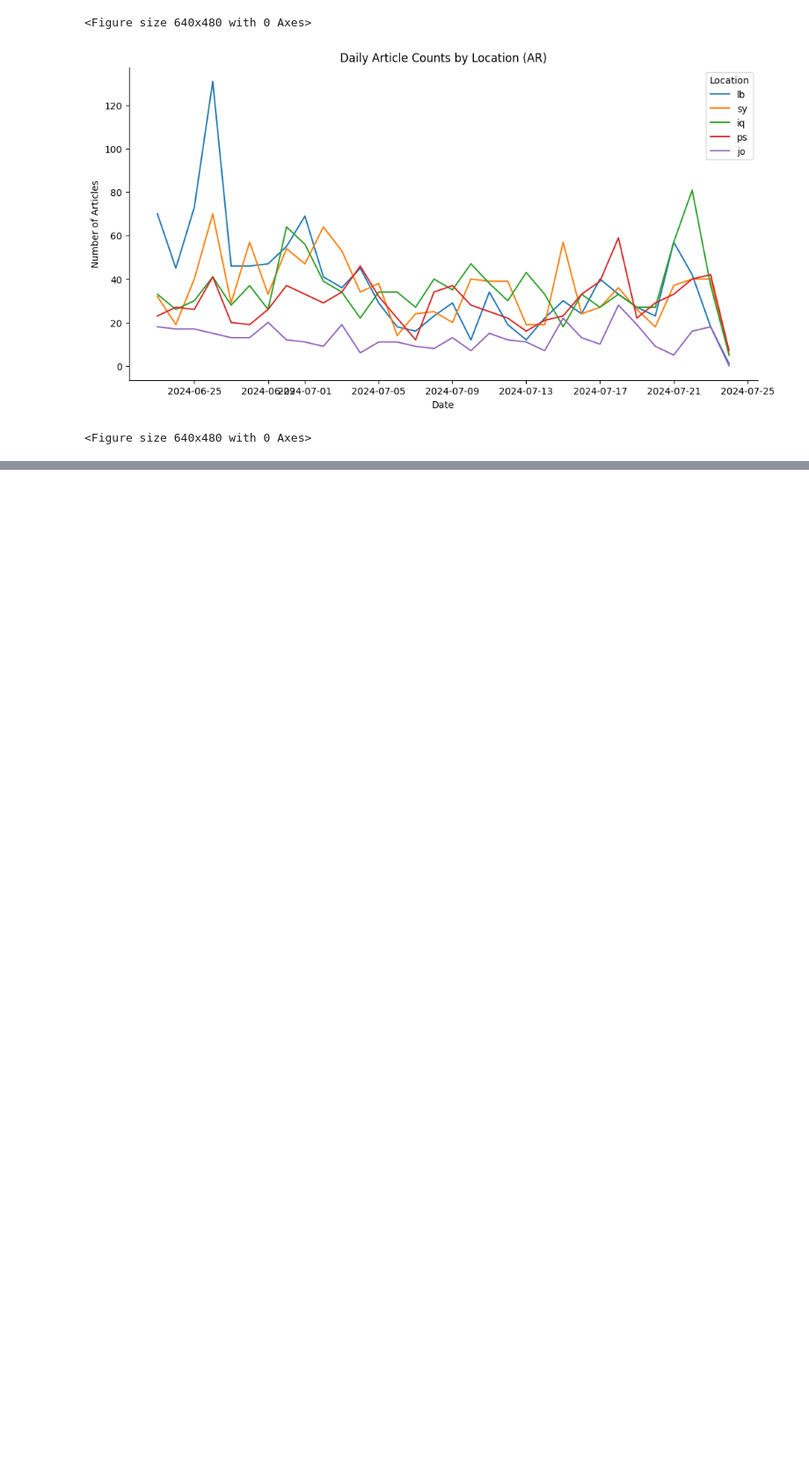
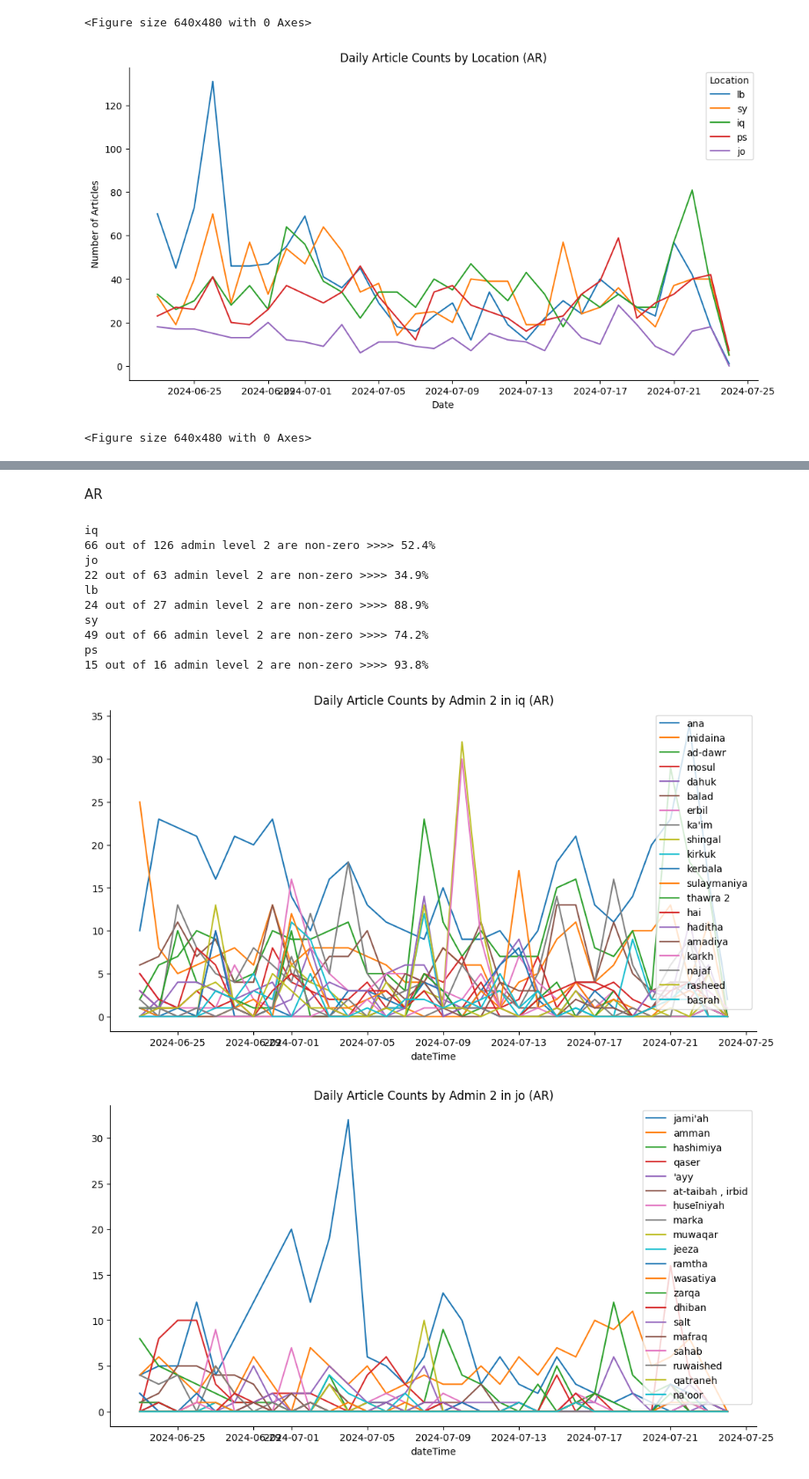
Before and after one commit to alexrutherford/dime_take_home, a Jupyter notebook: notebooks/02_analysis.ipynb, the cells around one changed output, grey strips where cells are left out. Shown at 88% size. Saved outputs shown, nothing was run; the diff lists cells and outputs as text; code cells hidden in the pictures; blank space fills up the shorter version.

```diff
--- a/notebooks/02_analysis.ipynb
+++ b/notebooks/02_analysis.ipynb
@@ -135,0 +295,50 @@ _ = plt.savefig("../reports/figures/daily_article_counts_by_location_ar.png", bb
+# %% [markdown]
+AR
+# %%
+for c in ['iq','jo','lb','sy','ps']:
+
+    _ = plt.figure(figsize=(12,6))
+
+    ax = plt.gca()
+    ax.spines['top'].set_visible(False)
+    ax.spines['right'].set_visible(False)
+
+    counter_ar = collections.Counter(l for locs in df_news_ar['locations'] for l in locs)
+    counter_ar = collections.Counter({k: v for k, v in counter_ar.items() if len(k) > 5 and k.startswith(c)})
+
+    print(c)
+
+    total_admin2 = len([k for k in locations_dict_ar.keys() if k.startswith(c) and len(k) > 5])
+    non_zero_admin2 = len(counter_ar.keys())
+    percent_non_zero = (non_zero_admin2 / total_admin2 * 100) if total_admin2 else 0
+    print('{:d} out of {:d} admin level 2 are non-zero >>>> {:.1f}%'.format(non_zero_admin2, total_admin2, percent_non_zero))
+
+    counter = collections.Counter(l for locs in df_news_ar['locations'] for l in locs)
+    counter = collections.Counter({k: v for k, v in counter.items() if len(k) > 5 and k.startswith(c)})
+
+    for location, v in counter.most_common()[0:20]:
+        # Can't fit more than 20 on a plot
+        # TODO do this more cleanly with a groupby()
+        daily_counts = df_news_ar['locations'].map(lambda rfs: location in rfs).groupby(df_news_ar['dateTime'].dt.date).sum()
+        daily_counts.plot(label=locations_dict_en[location][0])
+        # Add English label
+        #print(location, daily_counts)
+    plt.title("Daily Article Counts by Admin 2 in {:s} (AR)".format(c))
+    ax.legend()
+    if False:
+        plt.show()
+
+    _ = plt.savefig("../reports/figures/daily_article_counts_by_admin_2_ar_{:s}.png".format(c), bbox_inches='tight',dpi = 300)
+# %% [output]
+iq
+66 out of 126 admin level 2 are non-zero >>>> 52.4%
+jo
+22 out of 63 admin level 2 are non-zero >>>> 34.9%
+lb
+24 out of 27 admin level 2 are non-zero >>>> 88.9%
+sy
+49 out of 66 admin level 2 are non-zero >>>> 74.2%
+ps
+15 out of 16 admin level 2 are non-zero >>>> 93.8%
+[figure, added]
+[figure, added]
```
Also changed, not shown: parts of 19 cells of this notebook, 8 other files.
